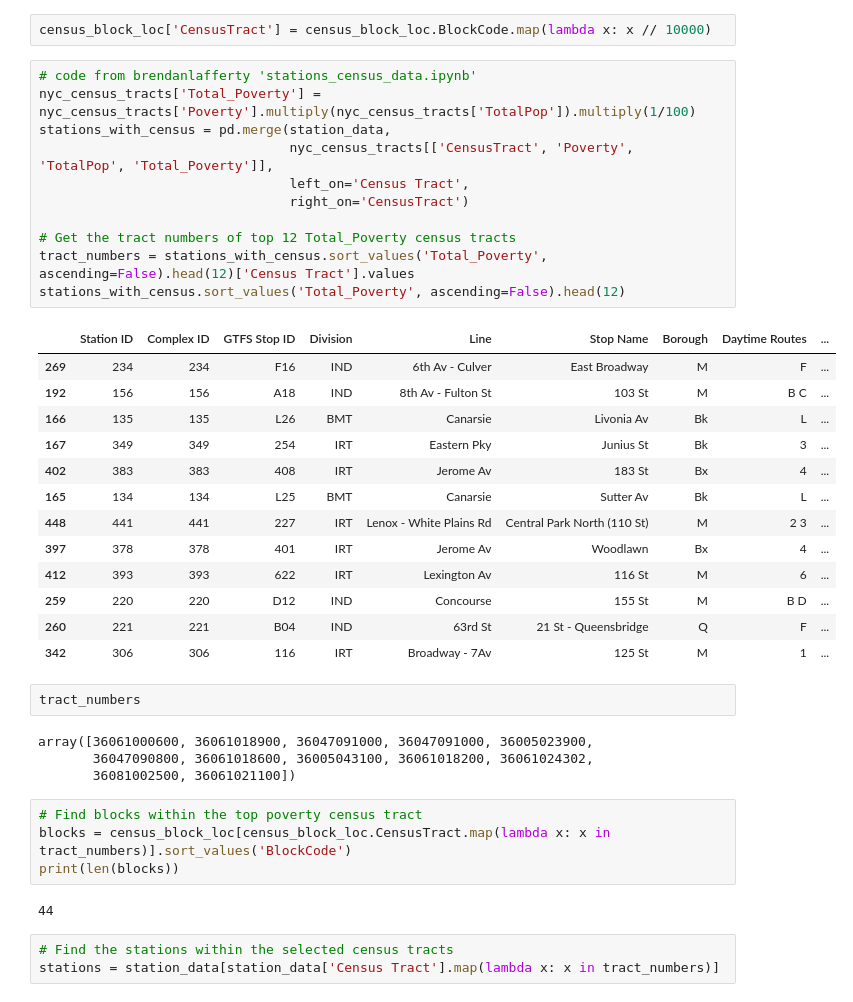
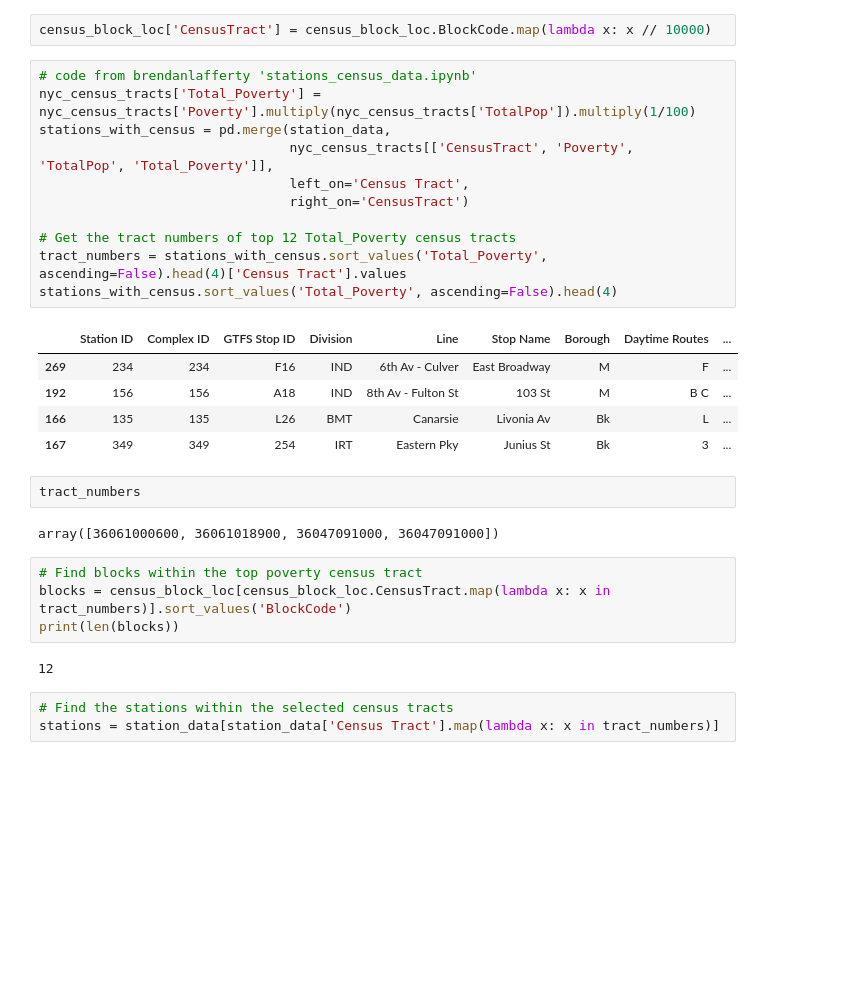
Before and after one commit to brendanlafferty/MTA-EDA, a Jupyter notebook: 01-mta-project1.ipynb, the cells around one changed output. Drawn from its saved outputs; the diff is of its cells as text; blank space fills up the shorter version.

```diff
--- a/01-mta-project1.ipynb
+++ b/01-mta-project1.ipynb
@@ -38,40 +38,30 @@ census_block_loc['CensusTract'] = census_block_loc.BlockCode.map(lambda x: x //
 # %%
 # code from brendanlafferty 'stations_census_data.ipynb'
 nyc_census_tracts['Total_Poverty'] = nyc_census_tracts['Poverty'].multiply(nyc_census_tracts['TotalPop']).multiply(1/100)
 stations_with_census = pd.merge(station_data,
                                 nyc_census_tracts[['CensusTract', 'Poverty', 'TotalPop', 'Total_Poverty']],
                                 left_on='Census Tract',
                                 right_on='CensusTract')
 
 # Get the tract numbers of top 12 Total_Poverty census tracts
-tract_numbers = stations_with_census.sort_values('Total_Poverty', ascending=False).head(12)['Census Tract'].values
-stations_with_census.sort_values('Total_Poverty', ascending=False).head(12)
+tract_numbers = stations_with_census.sort_values('Total_Poverty', ascending=False).head(4)['Census Tract'].values
+stations_with_census.sort_values('Total_Poverty', ascending=False).head(4)
 # %% [output]
 |  | Station ID | Complex ID | GTFS Stop ID | Division | Line | Stop Name | Borough | Daytime Routes | ... |
 | 269 | 234 | 234 | F16 | IND | 6th Av - Culver | East Broadway | M | F | ... |
 | 192 | 156 | 156 | A18 | IND | 8th Av - Fulton St | 103 St | M | B C | ... |
 | 166 | 135 | 135 | L26 | BMT | Canarsie | Livonia Av | Bk | L | ... |
 | 167 | 349 | 349 | 254 | IRT | Eastern Pky | Junius St | Bk | 3 | ... |
-| 402 | 383 | 383 | 408 | IRT | Jerome Av | 183 St | Bx | 4 | ... |
-| 165 | 134 | 134 | L25 | BMT | Canarsie | Sutter Av | Bk | L | ... |
-| 448 | 441 | 441 | 227 | IRT | Lenox - White Plains Rd | Central Park North (110 St) | M | 2 3 | ... |
-| 397 | 378 | 378 | 401 | IRT | Jerome Av | Woodlawn | Bx | 4 | ... |
-| 412 | 393 | 393 | 622 | IRT | Lexington Av | 116 St | M | 6 | ... |
-| 259 | 220 | 220 | D12 | IND | Concourse | 155 St | M | B D | ... |
-| 260 | 221 | 221 | B04 | IND | 63rd St | 21 St - Queensbridge | Q | F | ... |
-| 342 | 306 | 306 | 116 | IRT | Broadway - 7Av | 125 St | M | 1 | ... |
 # %%
 tract_numbers
 # %% [output]
-array([36061000600, 36061018900, 36047091000, 36047091000, 36005023900,
-       36047090800, 36061018600, 36005043100, 36061018200, 36061024302,
-       36081002500, 36061021100])
+array([36061000600, 36061018900, 36047091000, 36047091000])
 # %%
 # Find blocks within the top poverty census tract
 blocks = census_block_loc[census_block_loc.CensusTract.map(lambda x: x in tract_numbers)].sort_values('BlockCode')
 print(len(blocks))
 # %% [output]
-44
+12
 # %%
 # Find the stations within the selected census tracts
 stations = station_data[station_data['Census Tract'].map(lambda x: x in tract_numbers)]
```
Also changed, not shown: parts of 28 cells of this notebook.
